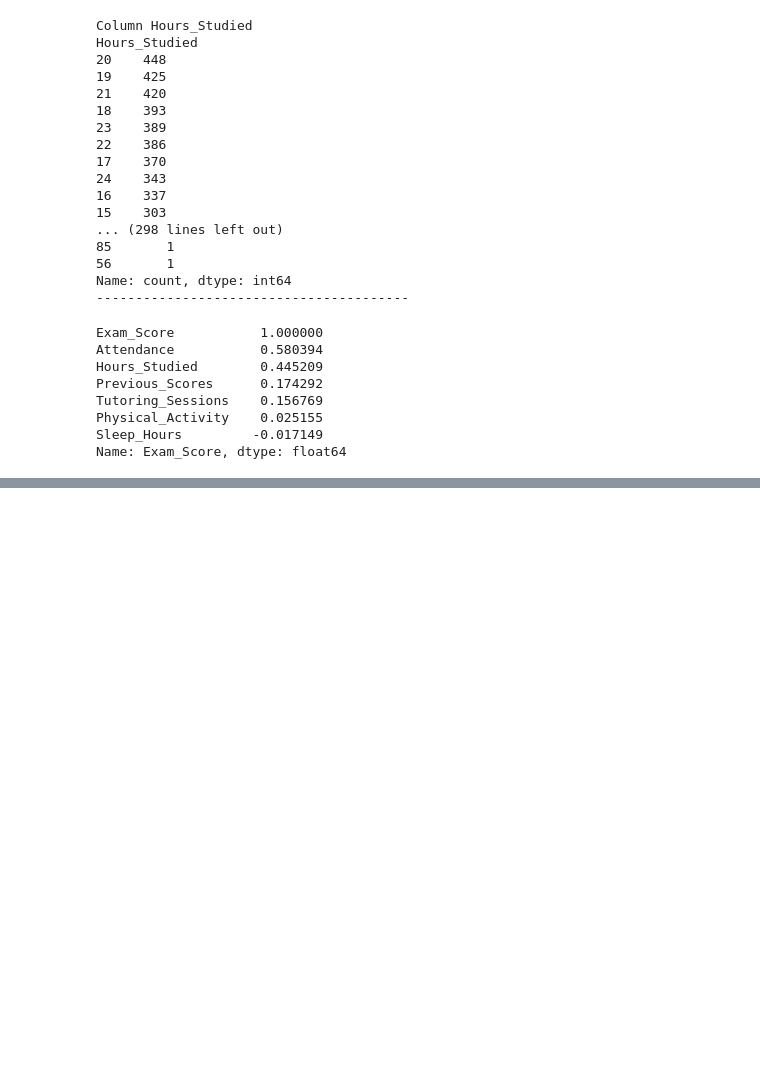
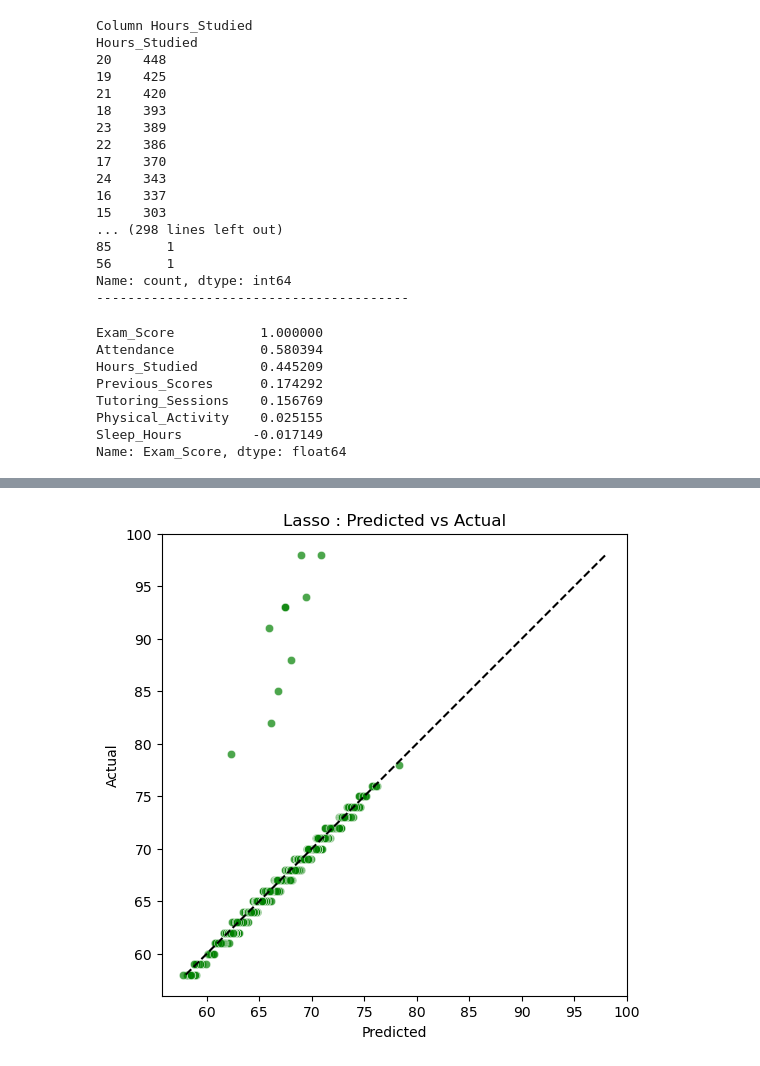
Before and after one commit to liisnele/IDS2025-performace-factors, a Jupyter notebook: Project.ipynb, the cells around one changed output, grey strips where cells are left out. Cells and saved outputs as stored; diff of their text form; code cells hidden in the pictures; blank space fills up the shorter version.

```diff
--- a/Project.ipynb
+++ b/Project.ipynb
@@ -262,0 +461,28 @@ fdfd
+# %%
+y_true = y_test
+y_pred = results[2]["y_test_pred"]
+
+df = pd.DataFrame({
+    "Predicted": y_pred,
+    "Actual": y_true
+})
+
+plt.figure(figsize=(6,6))
+
+# Scatter plot with Seaborn
+sns.scatterplot(data=df, x="Predicted", y="Actual", color="green", alpha=0.7)
+
+# Add diagonal line (perfect prediction)
+plt.plot([y_true.min(), y_true.max()],
+         [y_true.min(), y_true.max()],
+         color="black", linestyle="--")
+
+# Labels and title
+plt.xlabel("Predicted")
+plt.ylabel("Actual")
+plt.title("Lasso : Predicted vs Actual")
+
+plt.savefig("Lasso_Pred_Actual.pdf")
+plt.show()
+# %% [output]
+[figure, added]
```
Also changed, not shown: parts of 20 cells of this notebook, 4 other files.
